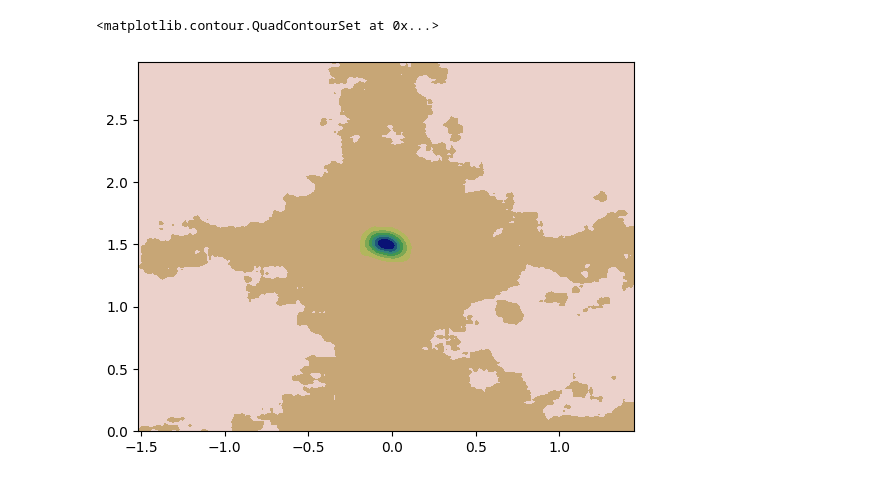
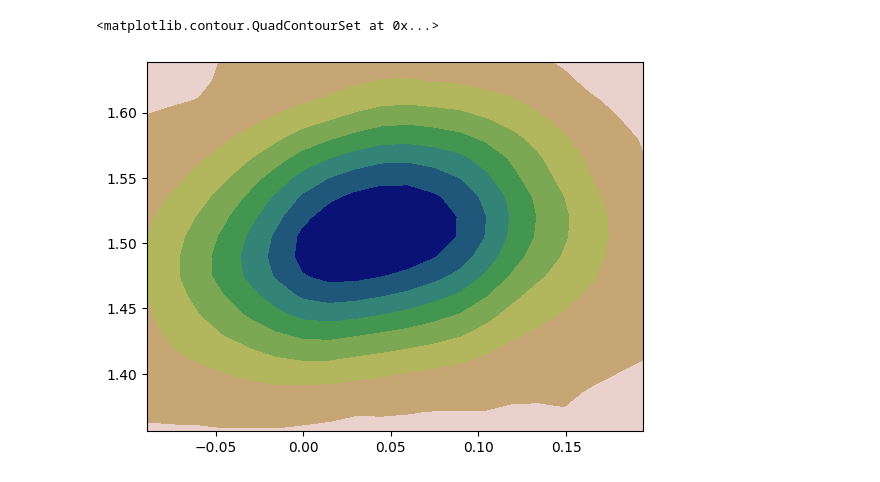
Before and after one commit to laureloneill/psf_source_localization, a Jupyter notebook: 2d_gauss_fit.ipynb, the cells around one changed output. Saved outputs shown, nothing was run; the diff lists cells and outputs as text; code cells hidden in the pictures.

```diff
--- a/2d_gauss_fit.ipynb
+++ b/2d_gauss_fit.ipynb
@@ -66,6 +12,9 @@ def fitgaussian(data):
 # %%
-data_path = Path("c:/Users/ajo5182/Documents/astro/y2024-12-09/BC001_Al_FF_243K_HORI_0_0/Analysis/imaging_analysis_20241213/image_reconstruction.fits.gz")
+#data_path = Path("c:/Users/ajo5182/Documents/astro/y2024-12-09/BC001_Al_FF_243K_HORI_0_0/Analysis/imaging_analysis_20241213/image_reconstruction.fits.gz")
 #data_path = Path("c:/Users/ajo5182/Documents/astro/y2024-12-09/BC001_Al_FF_243K_HORI_35_0/Analysis/imaging_analysis_20241213/image_reconstruction.fits.gz")
+#data_path = Path("Z:\Astro_BlackCAT\BlackCAT_Calibration_Data\LC_Calibration_Data\y2024-12-09\BC001_Al_FF_243K_HORI_10_0\Analysis\imaging_analysis_20241213\image_reconstruction.fits.gz")
+#data_path = Path("Z:\Astro_BlackCAT\BlackCAT_Calibration_Data\LC_Calibration_Data\y2024-12-12\BC057_Ti_FF_233K_HORI_0_0\Analysis\imaging_analysis_20241213\image_reconstruction.fits.gz")
+data_path = Path("Z:\Astro_BlackCAT\BlackCAT_Calibration_Data\LC_Calibration_Data\y2024-12-12\BC057_Ti_FF_233_HORI_0_0\Analysis\imaging_analysis_20241213\image_reconstruction.fits.gz")
 
 d = fits.open(data_path) # open fits file
 
@@ -78,14 +27,14 @@ x = imPixelSize * np.linspace((shape[1]-1)/-2,(shape[1]-1)/2, shape[1]) # create
 
 peak = np.max(data)
 peak_loc = np.unravel_index(np.argmax(data),data.shape)
-window = 100
+window = 10
 # %%
-x_window =x [peak_loc[1]-window:peak_loc[1]+window]
+x_window =x[peak_loc[1]-window:peak_loc[1]+window]
 y_window =y [peak_loc[0]-window:peak_loc[0]+window]
 X,Y = np.meshgrid(x[peak_loc[1]-window:peak_loc[1]+window],y[peak_loc[0]-window:peak_loc[0]+window])
 windowed_data = data[peak_loc[0]-window:peak_loc[0]+window, peak_loc[1]-window:peak_loc[1]+window]
 
-plt.contourf(X, Y, windowed_data, cmap=plt.cm.gist_earth_r)
+plt.contourf(-X, Y, windowed_data, cmap=plt.cm.gist_earth_r)
 # %% [output]
 <matplotlib.contour.QuadContourSet at 0x...>
-[figure, old version]
+[figure, new version]
```
Also changed, not shown: parts of 8 cells of this notebook, 36 other files.
